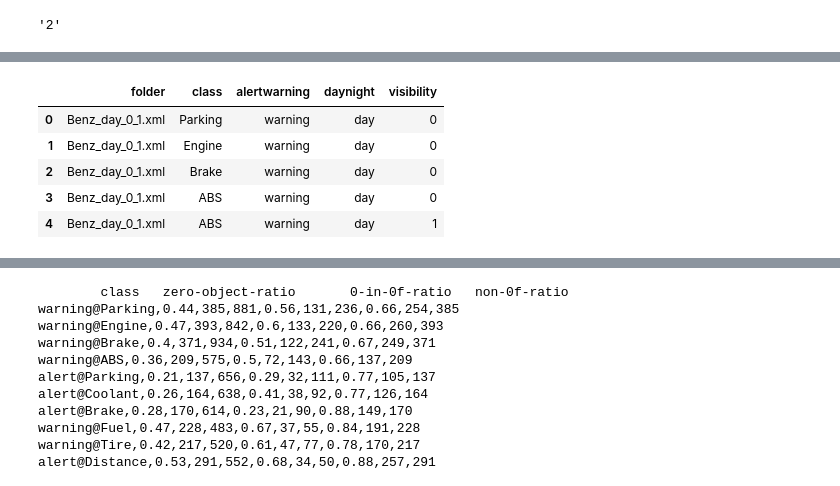
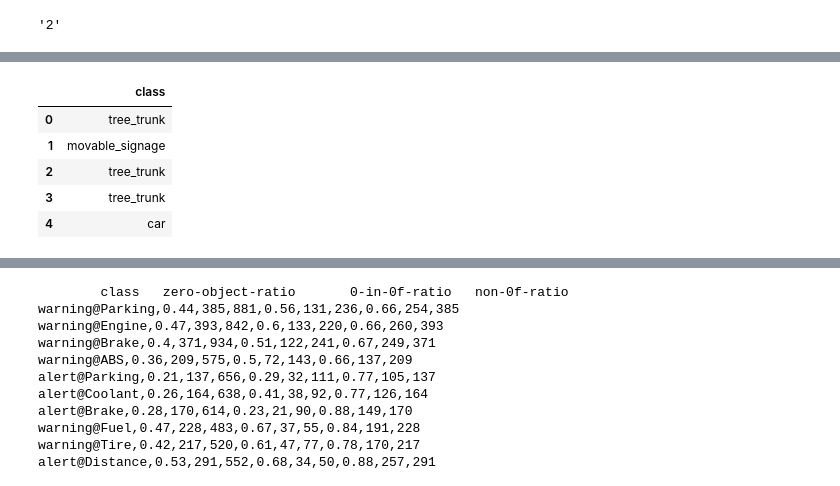
Before and after one commit to changsin/Sidewalk, a Jupyter notebook: notebooks/sidewalk_EDA.ipynb, the cells around one changed output, grey strips where cells are left out. Cells and saved outputs as stored; diff of their text form; code cells hidden in the pictures.

```diff
--- a/notebooks/sidewalk_EDA.ipynb
+++ b/notebooks/sidewalk_EDA.ipynb
@@ -66,12 +65,13 @@ def parse_xml(filename):
             xbr = float(box.attrib['xbr'])
             ybr = float(box.attrib['ybr'])
 
-            alertwarning = box.attrib['label']
-            wtype = box.xpath('attribute[@name="name"]')[0].text
-            daynight = box.xpath('attribute[@name="daynight"]')[0].text
-            visibility = int(box.xpath('attribute[@name="visibility"]')[0].text)
+            label = box.attrib['label']
+            # wtype = box.xpath('attribute[@name="name"]')[0].text
+            # daynight = box.xpath('attribute[@name="daynight"]')[0].text
+            # visibility = int(box.xpath('attribute[@name="visibility"]')[0].text)
 
-            box = wtype, alertwarning, daynight, visibility, xtl, ytl, xbr, ybr
+            # box = wtype, alertwarning, daynight, visibility, xtl, ytl, xbr, ybr
+            box = label, xtl, ytl, xbr, ybr
 
             boxes.append(box)
 
@@ -80,13 +80,17 @@ def parse_xml(filename):
     return np.array(image_labels)
 # %%
 def load_labels(path, file_type='*'):
-    files = glob_files(path, file_type=file_type)
-    print(files)
+    folders = glob_folders(path, file_type='*')
+    files = []
+    for folder in folders:
+        files.extend(glob_files(folder, file_type=file_type))
+    # print(files)
 
     y = []
     dfy = []
 
     for file in files:
+        print(f"Parsing {file}")
         labels = parse_xml(file)
         y.append([os.path.basename(file), labels])
         for label in labels:
@@ -95,20 +99,23 @@ def load_labels(path, file_type='*'):
             height = label[2]
             boxes = label[3]
             for box in boxes:
-                wtype = box[0]
-                alertwarning = box[1]
-                day = box[2]
-                visibility = box[3]
+                # wtype = box[0]
+                # alertwarning = box[1]
+                # day = box[2]
+                # visibility = box[3]
+                label = box[0]
 
-                xtl = box[4]
-                ytl = box[5]
-                xbr = box[6]
-                ybr = box[7]
+                xtl = box[1]
+                ytl = box[2]
+                xbr = box[3]
+                ybr = box[4]
 
             # print(label)
-                dfy.append([os.path.basename(file), filename, width, height, wtype, alertwarning, day, visibility, xtl, ytl, xbr, ybr])
+                dfy.append([os.path.basename(file), filename, width, height, label, xtl, ytl, xbr, ybr])
 
     return np.array(y), np.array(dfy)
+
+
 
 y, dfyy = load_labels(DATA_ROOT, file_type='*.xml')
 y.shape
@@ -136,19 +201,19 @@ labels = extract_labels(y)
 # %%
 import pandas as pd
 
 dfy = pd.DataFrame.from_records(dfyy)
 dfy.head()
 
 
-dfy.columns = ['folder', 'filename', 'width', 'height', 'class', 'alertwarning', 'daynight', 'visibility', 'xtl', 'ytl', 'xbr', 'ybr']
+dfy.columns = ['folder', 'filename', 'width', 'height', 'class', 'xtl', 'ytl', 'xbr', 'ybr']
 dfy.head()
 
-dfy.drop(['filename', 'width', 'height', 'xtl', 'ytl', 'xbr', 'ybr'], inplace=True, axis=1)
+dfy.drop(['folder', 'filename', 'width', 'height', 'xtl', 'ytl', 'xbr', 'ybr'], inplace=True, axis=1)
 dfy.head()
 # %% [output]
-|  | folder | class | alertwarning | daynight | visibility |
-| 0 | Benz_day_0_1.xml | Parking | warning | day | 0 |
-| 1 | Benz_day_0_1.xml | Engine | warning | day | 0 |
-| 2 | Benz_day_0_1.xml | Brake | warning | day | 0 |
-| 3 | Benz_day_0_1.xml | ABS | warning | day | 0 |
-| 4 | Benz_day_0_1.xml | ABS | warning | day | 1 |
+|  | class |
+| 0 | tree_trunk |
+| 1 | movable_signage |
+| 2 | tree_trunk |
+| 3 | tree_trunk |
+| 4 | car |
```
Also changed, not shown: parts of 12 cells of this notebook.
